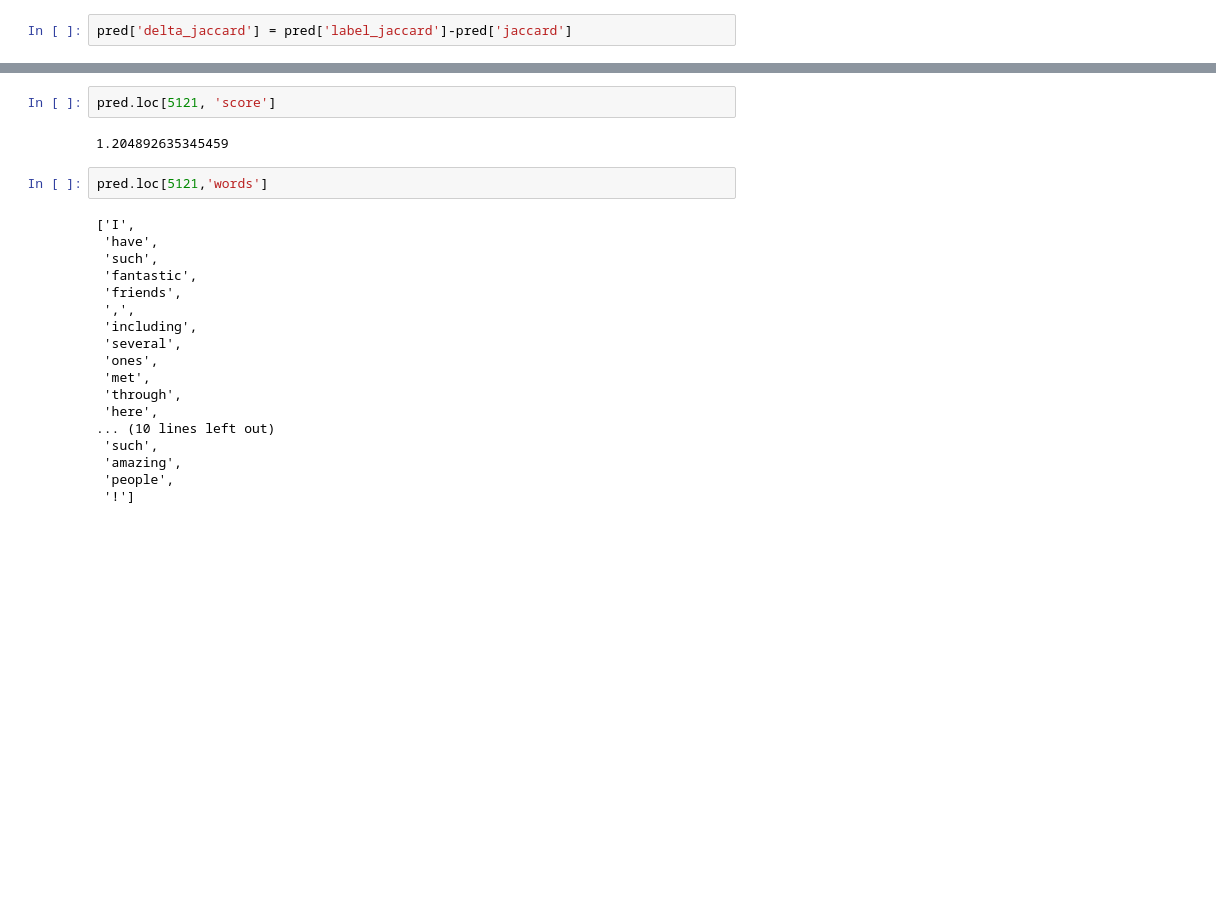
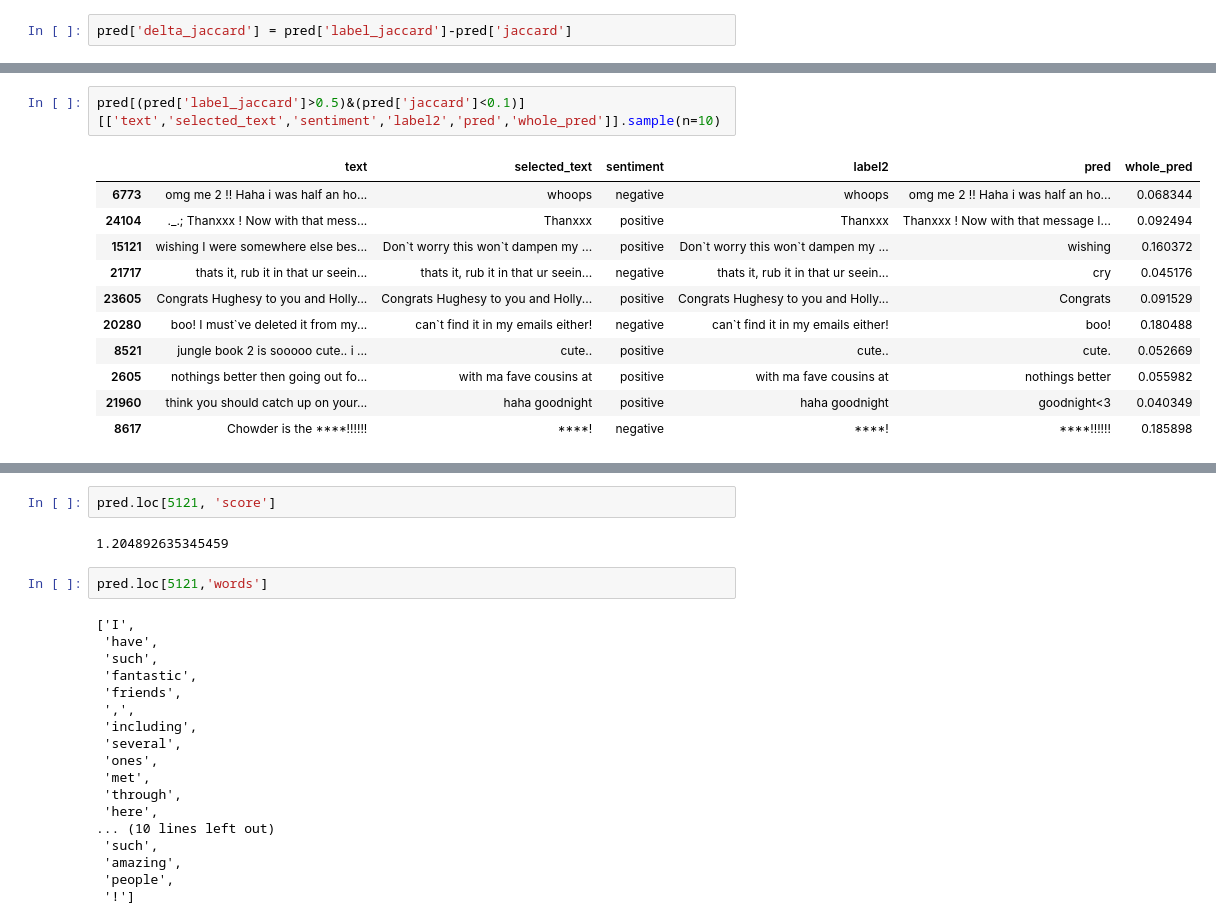
Before and after one commit to thuwyh/Tweet-Sentiment-Extraction, a Jupyter notebook: notebook/eda-distillation.ipynb, the cells around one changed output, grey strips where cells are left out. Saved outputs shown, nothing was run; the diff lists cells and outputs as text; blank space fills up the shorter version.

```diff
--- a/notebook/eda-distillation.ipynb
+++ b/notebook/eda-distillation.ipynb
@@ -153,0 +223,14 @@ pred['delta_jaccard'] = pred['label_jaccard']-pred['jaccard']
+# %%
+pred[(pred['label_jaccard']>0.5)&(pred['jaccard']<0.1)][['text','selected_text','sentiment','label2','pred','whole_pred']].sample(n=10)
+# %% [output]
+|  | text | selected_text | sentiment | label2 | pred | whole_pred |
+| 6773 | omg me 2 !! Haha i was half an ho... | whoops | negative | whoops | omg me 2 !! Haha i was half an ho... | 0.068344 |
+| 24104 | ._.; Thanxxx ! Now with that mess... | Thanxxx | positive | Thanxxx | Thanxxx ! Now with that message I... | 0.092494 |
+| 15121 | wishing I were somewhere else bes... | Don`t worry this won`t dampen my ... | positive | Don`t worry this won`t dampen my ... | wishing | 0.160372 |
+| 21717 | thats it, rub it in that ur seein... | thats it, rub it in that ur seein... | negative | thats it, rub it in that ur seein... | cry | 0.045176 |
+| 23605 | Congrats Hughesy to you and Holly... | Congrats Hughesy to you and Holly... | positive | Congrats Hughesy to you and Holly... | Congrats | 0.091529 |
+| 20280 | boo! I must`ve deleted it from my... | can`t find it in my emails either! | negative | can`t find it in my emails either! | boo! | 0.180488 |
+| 8521 | jungle book 2 is sooooo cute.. i ... | cute.. | positive | cute.. | cute. | 0.052669 |
+| 2605 | nothings better then going out fo... | with ma fave cousins at | positive | with ma fave cousins at | nothings better | 0.055982 |
+| 21960 | think you should catch up on your... | haha goodnight | positive | haha goodnight | goodnight<3 | 0.040349 |
+| 8617 | Chowder is the ****!!!!!! | ****! | negative | ****! | ****!!!!!! | 0.185898 |
```
Also changed, not shown: parts of 15 cells of this notebook, 7 other files.
